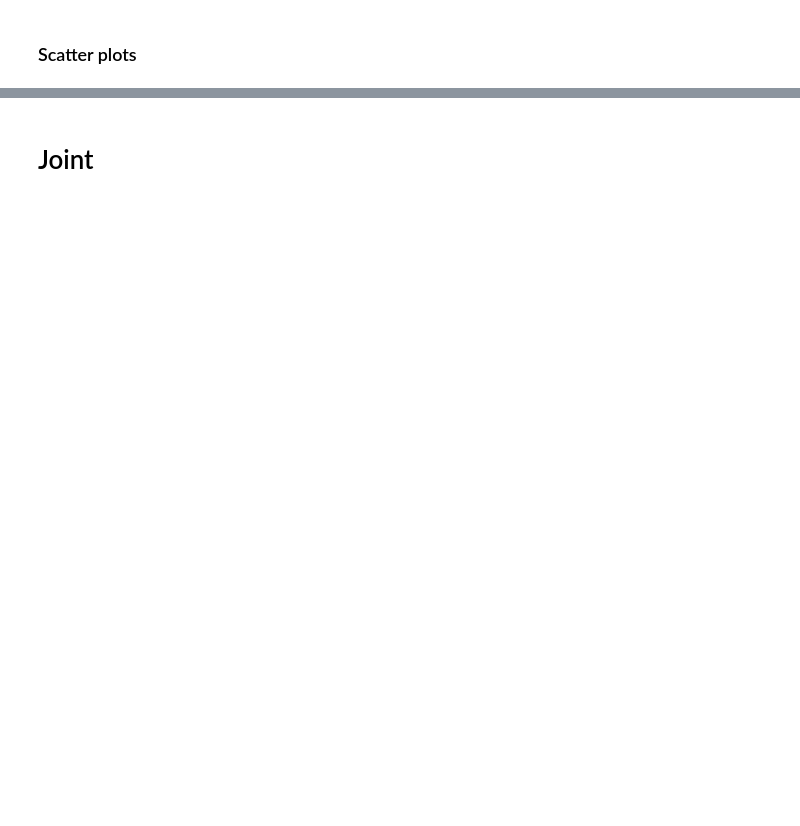
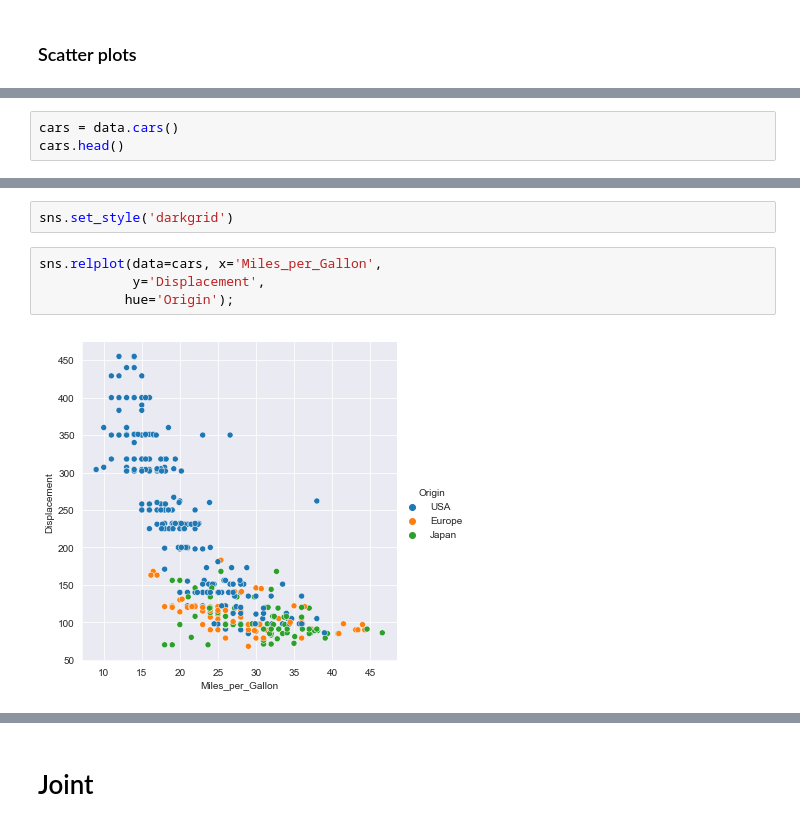
Before and after one commit to toniet/ClasesMaster, a Jupyter notebook: Python/07-visualization-II.empty.ipynb, the cells around one changed output, grey strips where cells are left out. Saved outputs shown, nothing was run; the diff lists cells and outputs as text; blank space fills up the shorter version.

```diff
--- a/Python/07-visualization-II.empty.ipynb
+++ b/Python/07-visualization-II.empty.ipynb
@@ -32,0 +62,3 @@ https://github.com/allisonhorst/palmerpenguins
+# %%
+cars = data.cars()
+cars.head()
@@ -32,0 +72,8 @@ https://github.com/allisonhorst/palmerpenguins
+# %%
+sns.set_style('darkgrid')
+# %%
+sns.relplot(data=cars, x='Miles_per_Gallon',
+            y='Displacement',
+           hue='Origin');
+# %% [output]
+[figure, added]
```
Also changed, not shown: parts of 78 cells of this notebook, 2 other files.
